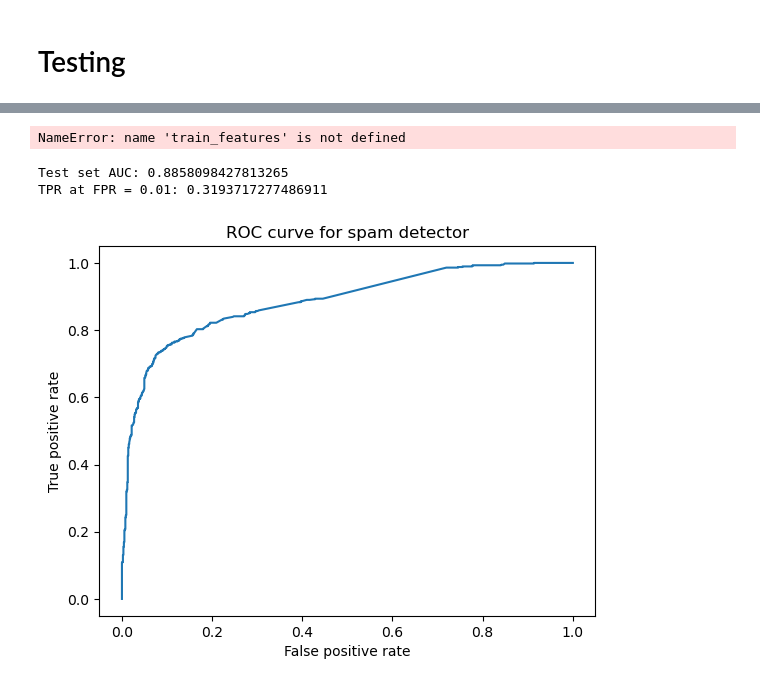
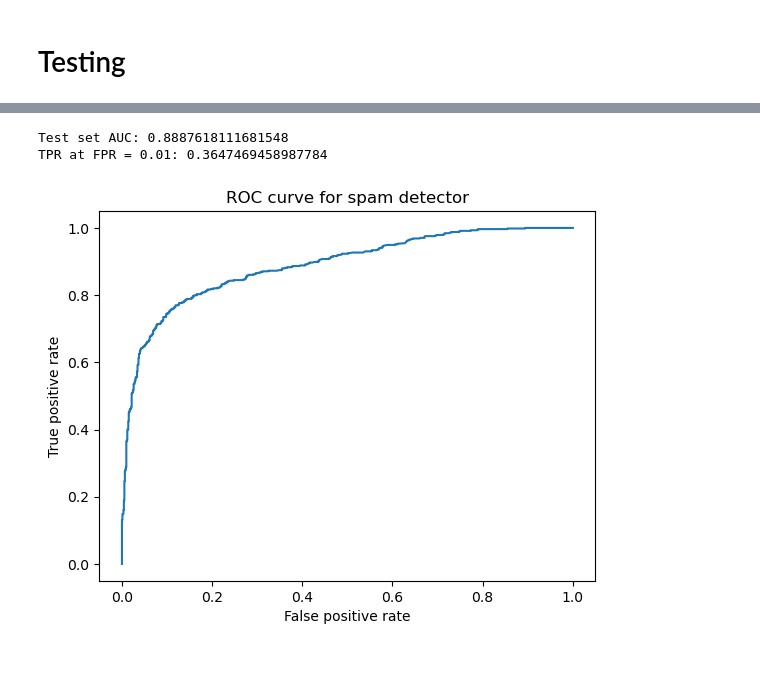
Before and after one commit to emihutter7/CSDS-340-Case-Study-1, a Jupyter notebook: CSDS340Case1.ipynb, the cells around one changed output, grey strips where cells are left out. Drawn from its saved outputs; the diff is of its cells as text; code cells hidden in the pictures.

```diff
--- a/CSDS340Case1.ipynb
+++ b/CSDS340Case1.ipynb
@@ -1249,6 +1242,7 @@ Best AUC: 0.9034583959854346
 # %% [markdown]
 <h1>Training</h1>
 # %%
+
 xgb_params = {
     'booster': 'gbtree',
     "lambda": 1.9287995497452092e-07,
@@ -1274,6 +1268,7 @@ lightbgm_params = {
     "lambda_l1": 3.991040152191908e-07,
     "lambda_l2": 0.015804371088947437,
     "min_split_gain": 0.18035573799141677,
+    "verbose":-1,
 }
 catboost_params = {
     "depth": 5,
@@ -1284,6 +1279,7 @@ catboost_params = {
     "boosting_type": "Plain",
     "bootstrap_type": "Bernoulli",
     "subsample": 0.9985132944804127,
+    "verbose":False,
 }
 
 randomforest_params = {'n_estimators': 100, 'min_samples_split': 2, 'min_samples_leaf': 2, 'max_features': 'sqrt', 'max_depth': 10, 'bootstrap': False}
@@ -1307,8 +1303,8 @@ models = {
 <h4>At this point, we will need to decide which data to use. While we could perform our operations on all of them, it eaiser to just hold them in one variable and change the variable for each different type of training and validation dataset, keeping track of which performs the best</h4>
 <h4>Note that our y_train and y_val remain untouched as those are just the target values. There is no need to perform anything on them unless values are missing which is not the case for this dataset</h4>
 # %%
-X_train_cur = X_train_reduced
-X_test_cur = X_test_reduced
+X_train_cur = X_train_mean_imputation
+X_test_cur = X_test_mean_imputation
 # %%
 cv = StratifiedKFold(n_splits=5, shuffle=True, random_state=42)
 
@@ -1509,26 +1502,0 @@ randomforest_params = {
-# %%
-"""
-from sklearn.model_selection import GridSearchCV
-
-param_grid = {
-    'C': [0.1, 1, 10],
-    'gamma': ['scale', 0.01, 0.1, 1],
-    'kernel': ['rbf']
-}
-
-scaler = StandardScaler()
-X_scaled = scaler.fit_transform(X_train)
-
-svm = SVC(probability=True, random_state=42)
-
-grid = GridSearchCV(svm, param_grid, scoring='roc_auc', cv=5)
-grid.fit(X_scaled, y_train)
-
-tprs.append(tpr_at_fpr(y_val, y_scores_val, fpr_target=0.01))
-
-
-print("Best params:", grid.best_params_)
-print("Best CV AUC:", grid.best_score_)
-# After running the loop
-print("SVM TPR@1%FPR per fold:", tprs)  # when model name == "SVM"
-"""
@@ -1669,7 +1632,3 @@ plt.show()
-# %%
-train_features
-# %% [output]
-NameError: name 'train_features' is not defined
 # %%
 # -*- coding: utf-8 -*-
 """
@@ -1702,39 +1661,44 @@ def tprAtFPR(labels,outputs,desiredFPR):
 
 def predictTest(trainFeatures,trainLabels,testFeatures):
 
-    model = lgb.LGBMClassifier(**lightbgm_params)
+    model = lgb.LGBMClassifier(**lightbgm_params) #CatBoostClassifier(**catboost_params), xgb.XGBClassifier(**xgb_params)
+
     model.fit(trainFeatures,trainLabels)
     # Use predict_proba() rather than predict() to use probabilities rather
     # than estimated class labels as outputs
     testOutputs = model.predict_proba(testFeatures)[:,1]
     return testOutputs
 
 trainData = np.loadtxt(trainDataFilename,delimiter=',')
 testData = np.loadtxt(testDataFilename,delimiter=',')
 
 
 # Separate labels (last column) from training and test data
 trainFeatures = trainData[:,:-1]
 trainLabels = trainData[:,-1]
 testFeatures = testData[:,:-1]
 testLabels = testData[:,-1]
 
+median_imputer = SimpleImputer(strategy='mean', missing_values=-1)
+X_train_imputation = pd.DataFrame(median_imputer.fit_transform(pd.DataFrame(trainFeatures)),
+                                         columns=pd.DataFrame(trainFeatures).columns)
+X_test_imputation = pd.DataFrame(median_imputer.transform(pd.DataFrame(testFeatures)),
+                                       columns=pd.DataFrame(testFeatures).columns)
 
-
-testOutputs = predictTest(pd.DataFrame(trainFeatures),trainLabels,pd.DataFrame(testFeatures))
+testOutputs = predictTest(X_train_imputation[selected_features],trainLabels,X_test_imputation[selected_features])
 aucTestRun = roc_auc_score(testLabels,testOutputs)
 tprAtDesiredFPR,fpr,tpr = tprAtFPR(testLabels,testOutputs,desiredFPR)
 plt.plot(fpr,tpr)
 print(f'Test set AUC: {aucTestRun}')
 print(f'TPR at FPR = {desiredFPR}: {tprAtDesiredFPR}')
 plt.xlabel('False positive rate')
 plt.ylabel('True positive rate')
 plt.title('ROC curve for spam detector')
 plt.show()
 # %% [output]
-Test set AUC: 0.8858098427813265
-TPR at FPR = 0.01: 0.3193717277486911
+Test set AUC: 0.8887618111681548
+TPR at FPR = 0.01: 0.3647469458987784
-[figure, old version]
+[figure, new version]
 # %%
 # -*- coding: utf-8 -*-
 """
```
Also changed, not shown: parts of 27 cells of this notebook.
